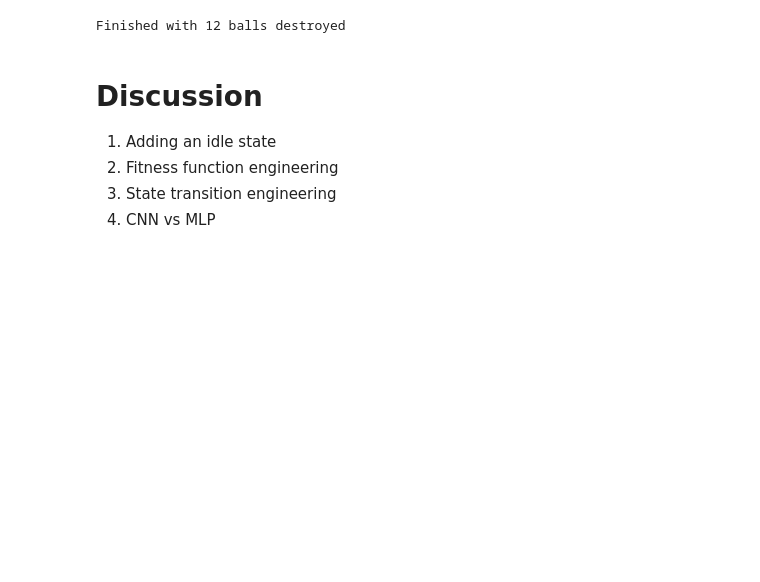
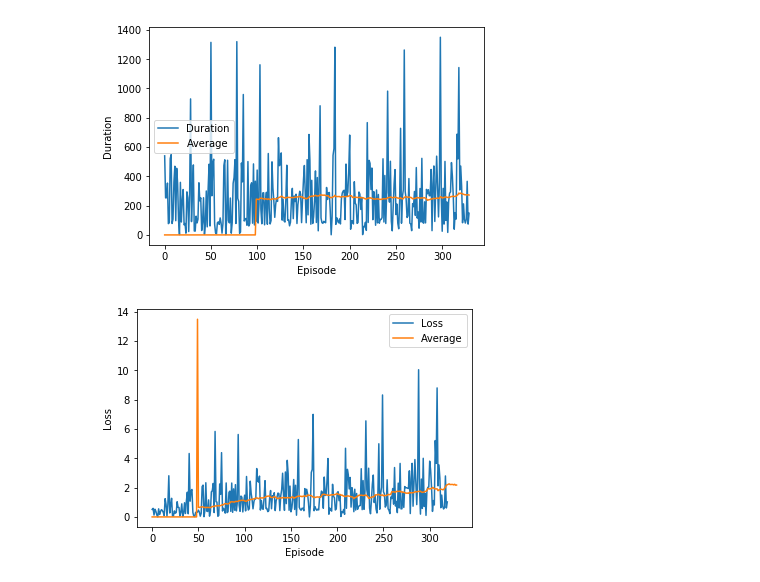
Before and after one commit to NeonKicks/INF8225-DQN-BubbleTrouble, a Jupyter notebook: bubble_trouble/bubble_trouble_dqn.ipynb, the cells around one changed output. Saved outputs shown, nothing was run; the diff lists cells and outputs as text; code cells hidden in the pictures; blank space fills up the shorter version.

```diff
--- a/bubble_trouble/bubble_trouble_dqn.ipynb
+++ b/bubble_trouble/bubble_trouble_dqn.ipynb
@@ -239,11 +222,14 @@ BATCH_SIZE = 256
 GAMMA = 0.999
 EPS_START = 0.9
 EPS_END = 0.05
-EPS_DECAY = 30
+EPS_DECAY = 100000
 TARGET_UPDATE = 10
 CHECKPOINT = 50
 
-MODEL_FN = '../models/bubble-trouble-dqn-cnn'
+MODEL_FN = '../models/bubble-trouble-dqn'
+if training_cnn:
+    MODEL_FN += '-cnn'
+
 steps_done = 0
 
 init_screen = get_screen()
@@ -258,7 +244,7 @@ if training_cnn:
     policy_net = DQCNN(screen_height, screen_width, n_actions).to(device)
     target_net = DQCNN(screen_height, screen_width, n_actions).to(device)
 else:
-    n_inputs = K * 5 + 3
+    n_inputs = K * 5 + 4
     policy_net = DQN(n_inputs, n_actions).to(device)
     target_net = DQN(n_inputs, n_actions).to(device)
 
@@ -267,4 +253,7 @@ target_net.eval()
 
 optimizer = optim.RMSprop(policy_net.parameters())
 memory = ReplayMemory(50000)
+
+episode_durations = []
+losses = []
 # %%
@@ -358,19 +332,66 @@ Episode 3410: Destroyed 17 times in 1349 steps
+# %%
+def plot_durations():
+    plt.figure()
+    plt.clf()
+    durations_t = torch.tensor(episode_durations, dtype=torch.float)
+    plt.title('')
+    plt.xlabel('Episode')
+    plt.ylabel('Duration')
+    plt.plot(durations_t.numpy())
+    # Take 100 episode averages and plot them too
+    if len(durations_t) >= 100:
+        means = durations_t.unfold(0, 100, 1).mean(1).view(-1)
+        means = torch.cat((torch.zeros(99), means))
+        plt.plot(means.numpy())
+        plt.legend(['Duration', 'Average'])
+
+def plot_losses():
+    plt.figure()
+    plt.clf()
+    losses_t = torch.tensor(losses, dtype=torch.float)
+    plt.title('')
+    plt.xlabel('Episode')
+    plt.ylabel('Loss')
+    plt.plot(losses_t.numpy()[10:])
+    # Take 100 episode averages and plot them too
+    if len(losses_t) >= 50:
+        means = losses_t.unfold(0, 50, 1).mean(1).view(-1)
+        means = torch.cat((torch.zeros(49), means))
+        plt.plot(means.numpy())
+        plt.legend(['Loss', 'Average'])
+
+plot_durations()
+plot_losses()
+# %% [output]
+[figure, added]
+[figure, added]
 # %%
 # Testing the policy with a random game. Can be called without training.
-model = torch.load(MODEL_FN)
+model = None
+if training_cnn:
+    model = DQCNN(screen_height, screen_width, n_actions).to(device)
+else:
+    model = DQN(n_inputs, n_actions).to(device)
+
+checkpoint = torch.load(MODEL_FN)
+model.load_state_dict(checkpoint['model'])
+optimizer.load_state_dict(checkpoint['optimizer'])
+
 env.reset()
 
 last_screen = get_screen()
 current_screen = get_screen()
 state = current_screen - last_screen
+
 if not training_cnn:
     state, _, _, _ = env.step(3)
     state = convert_state(state)
+
 img_array = []
 delta_array = []
 cum_reward = 0
-for i in range(1000):
-    img_array.append(env.render()) # Taking the high res image.
+for i in range(bubbletrouble_env.MAX_N_STEPS):
+    img_array.append(env.render_with_states()) # Taking the high res image.
 
     action = select_action(state, model=model, infer=True)
     state, r, done, _ = env.step(action.item())
@@ -385,13 +406,11 @@ for i in range(1000):
     if done:
         break
 
-print('Finished with {} balls destroyed'.format(compute_destroyed_balls(cum_reward, i)))
+print('Finished with {} reward and {} steps'.format(cum_reward, i))
 
 # Call this only when you are sure you won't be using the model anymore.
 # There is a pygame bug with fonts where if you quit, it will not restart.
 ### env.close()
-# %% [output]
-Finished with 12 balls destroyed
 # %%
 # Savingt the playback
 out = cv2.VideoWriter(
@@ -405,9 +424,3 @@ for img in img_array:
     img_norm = cv2.cvtColor(np.uint8(img), cv2.COLOR_BGR2RGB)
     out.write(img_norm)
 out.release()
-# %% [markdown]
-# Discussion
-1. Adding an idle state
-2. Fitness function engineering
-3. State transition engineering
-4. CNN vs MLP
```
Also changed, not shown: parts of 4 cells of this notebook.
